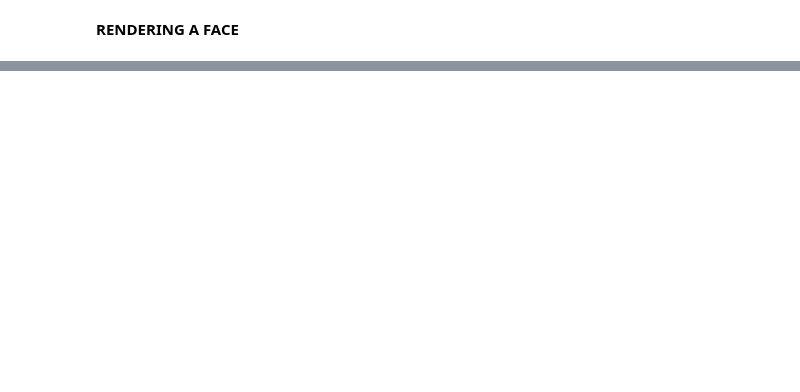
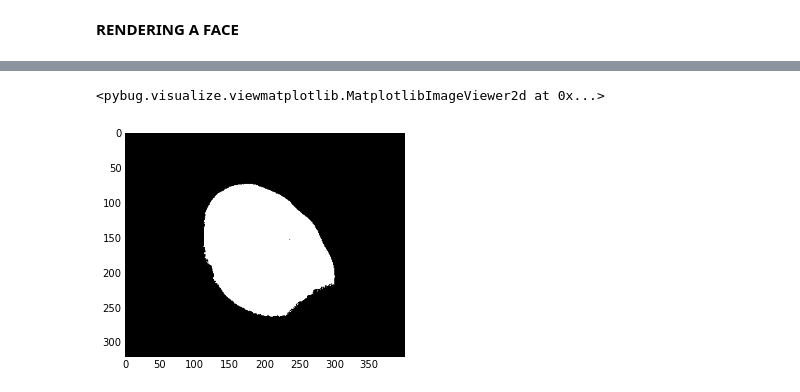
Before and after one commit to menpo/menpo, a Jupyter notebook: examples/pybug.rasterize - GLRasterizer.ipynb, the cells around one changed output, grey strips where cells are left out. Saved outputs shown, nothing was run; the diff lists cells and outputs as text; code cells hidden in the pictures; blank space fills up the shorter version.

```diff
--- a/examples/pybug.rasterize - GLRasterizer.ipynb
+++ b/examples/pybug.rasterize - GLRasterizer.ipynb
@@ -12,3 +10,5 @@ mesh = pio.import_mesh('~/Dropbox/testData/ioannis_1.obj')
+# %%
+mesh = pio.import_mesh('/vol/hci2/Databases/video/BU-3DFE/F0001/F0001_AN01WH_F3D.wrl')
 # %%
 %matplotlib qt
 viewer = mesh.view()
@@ -21,7 +40,7 @@ viewer_settings
 r = GLRasterizer(**viewer_settings)
 # %%
 # rasterize to produce an RGB and shape image
-rgb_img, shape_img = r.rasterize_mesh_with_shape_image(mesh)
+rgb_img, shape_img = r.rasterize_mesh_with_f3v_interpolant(mesh, per_vertex_f3v=np.random.randn(mesh.n_points,3))
 # %%
 %matplotlib inline
 rgb_img.view()
@@ -28,0 +52,5 @@ shape_img.view_new()
+# %%
+rgb_img.mask.view()
+# %% [output]
+<pybug.visualize.viewmatplotlib.MatplotlibImageViewer2d at 0x...>
+[figure, added]
```
Also changed, not shown: parts of 3 cells of this notebook, 5 other files.
